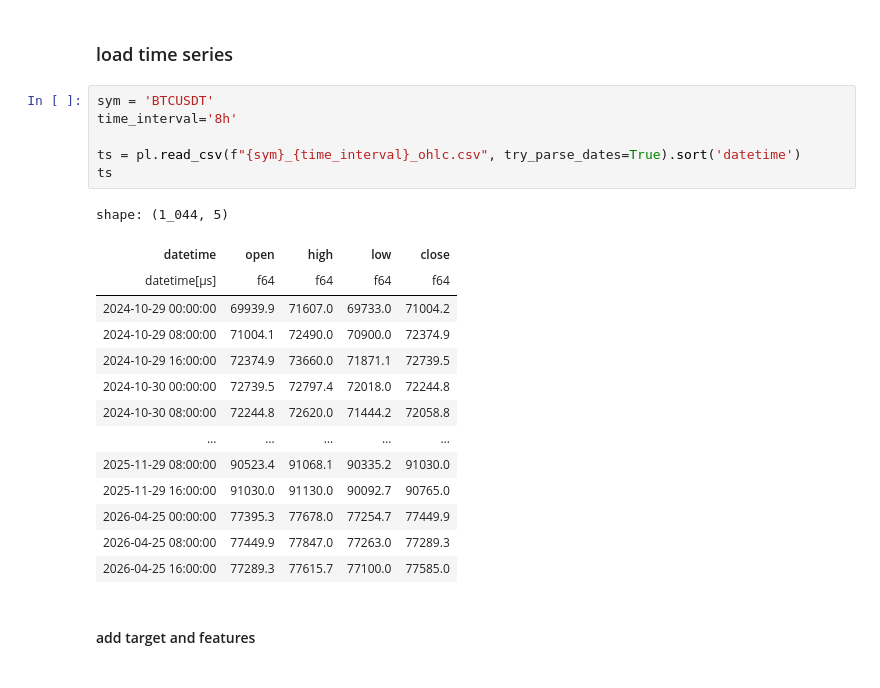
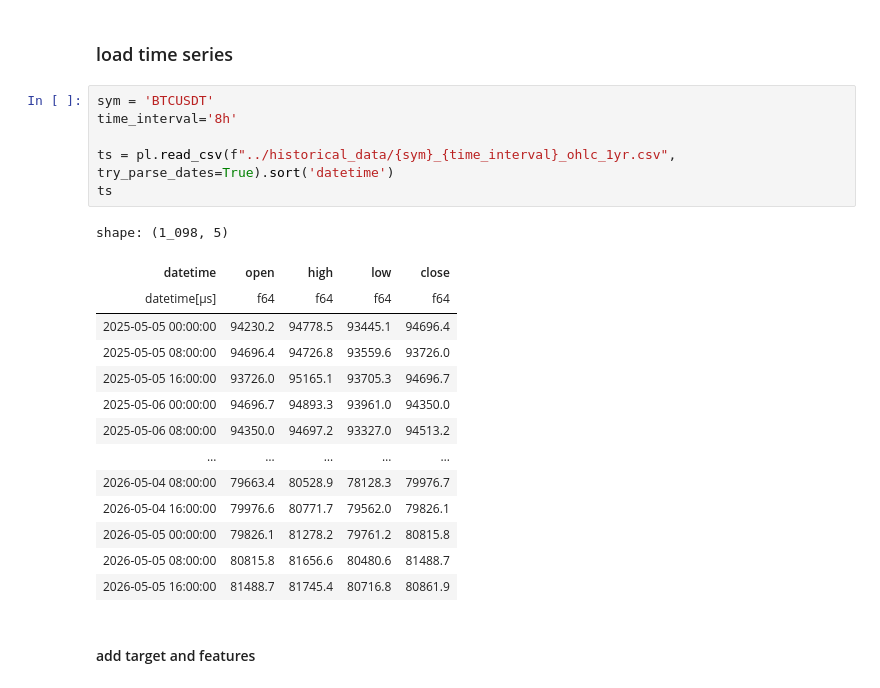
Before and after one commit to MichaelLy766/ML-Systematic-Trading-Engine, a Jupyter notebook: trading_strategy/trading_strat.ipynb, the cells around one changed output. Cells and saved outputs as stored; diff of their text form.

```diff
--- a/trading_strategy/trading_strat.ipynb
+++ b/trading_strategy/trading_strat.ipynb
@@ -68,24 +68,24 @@ research.plot_multiple_lines(mean_reversion_df, ['log_return', 'mean'], 'Mean Re
 # %%
 sym = 'BTCUSDT'
 time_interval='8h'
 
-ts = pl.read_csv(f"{sym}_{time_interval}_ohlc.csv", try_parse_dates=True).sort('datetime')
+ts = pl.read_csv(f"../historical_data/{sym}_{time_interval}_ohlc_1yr.csv", try_parse_dates=True).sort('datetime')
 ts
 # %% [output]
-shape: (1_044, 5)
+shape: (1_098, 5)
 | datetime | open | high | low | close |
 | datetime[μs] | f64 | f64 | f64 | f64 |
-| 2024-10-29 00:00:00 | 69939.9 | 71607.0 | 69733.0 | 71004.2 |
-| 2024-10-29 08:00:00 | 71004.1 | 72490.0 | 70900.0 | 72374.9 |
-| 2024-10-29 16:00:00 | 72374.9 | 73660.0 | 71871.1 | 72739.5 |
-| 2024-10-30 00:00:00 | 72739.5 | 72797.4 | 72018.0 | 72244.8 |
-| 2024-10-30 08:00:00 | 72244.8 | 72620.0 | 71444.2 | 72058.8 |
+| 2025-05-05 00:00:00 | 94230.2 | 94778.5 | 93445.1 | 94696.4 |
+| 2025-05-05 08:00:00 | 94696.4 | 94726.8 | 93559.6 | 93726.0 |
+| 2025-05-05 16:00:00 | 93726.0 | 95165.1 | 93705.3 | 94696.7 |
+| 2025-05-06 00:00:00 | 94696.7 | 94893.3 | 93961.0 | 94350.0 |
+| 2025-05-06 08:00:00 | 94350.0 | 94697.2 | 93327.0 | 94513.2 |
 | … | … | … | … | … |
-| 2025-11-29 08:00:00 | 90523.4 | 91068.1 | 90335.2 | 91030.0 |
-| 2025-11-29 16:00:00 | 91030.0 | 91130.0 | 90092.7 | 90765.0 |
-| 2026-04-25 00:00:00 | 77395.3 | 77678.0 | 77254.7 | 77449.9 |
-| 2026-04-25 08:00:00 | 77449.9 | 77847.0 | 77263.0 | 77289.3 |
-| 2026-04-25 16:00:00 | 77289.3 | 77615.7 | 77100.0 | 77585.0 |
+| 2026-05-04 08:00:00 | 79663.4 | 80528.9 | 78128.3 | 79976.7 |
+| 2026-05-04 16:00:00 | 79976.6 | 80771.7 | 79562.0 | 79826.1 |
+| 2026-05-05 00:00:00 | 79826.1 | 81278.2 | 79761.2 | 80815.8 |
+| 2026-05-05 08:00:00 | 80815.8 | 81656.6 | 80480.6 | 81488.7 |
+| 2026-05-05 16:00:00 | 81488.7 | 81745.4 | 80716.8 | 80861.9 |
 # %% [markdown]
 #### add target and features
 # %%
```
Also changed, not shown: parts of 30 cells of this notebook, 5 other files.
